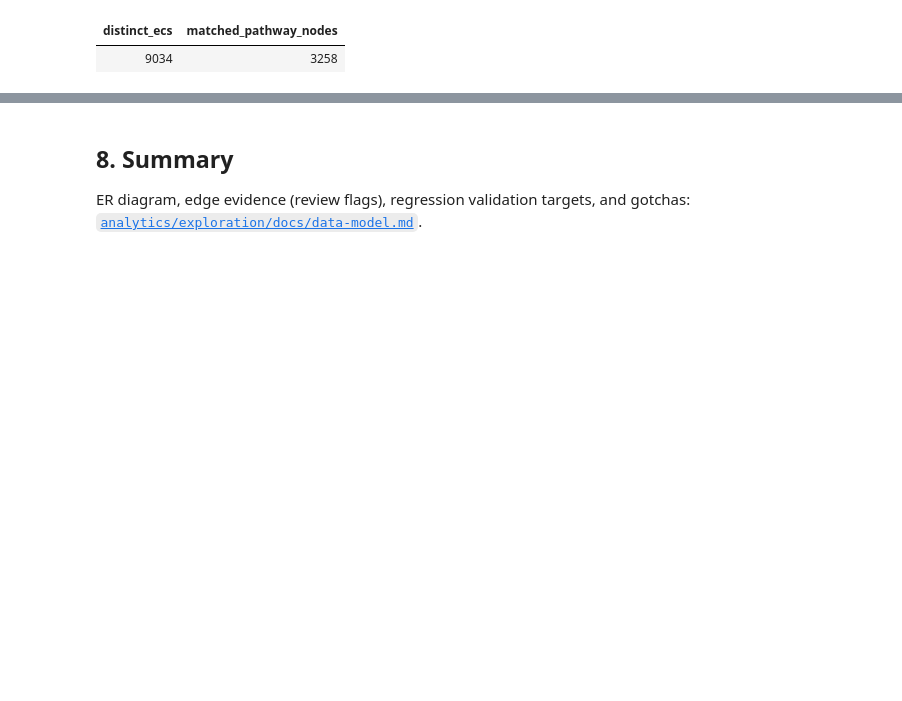
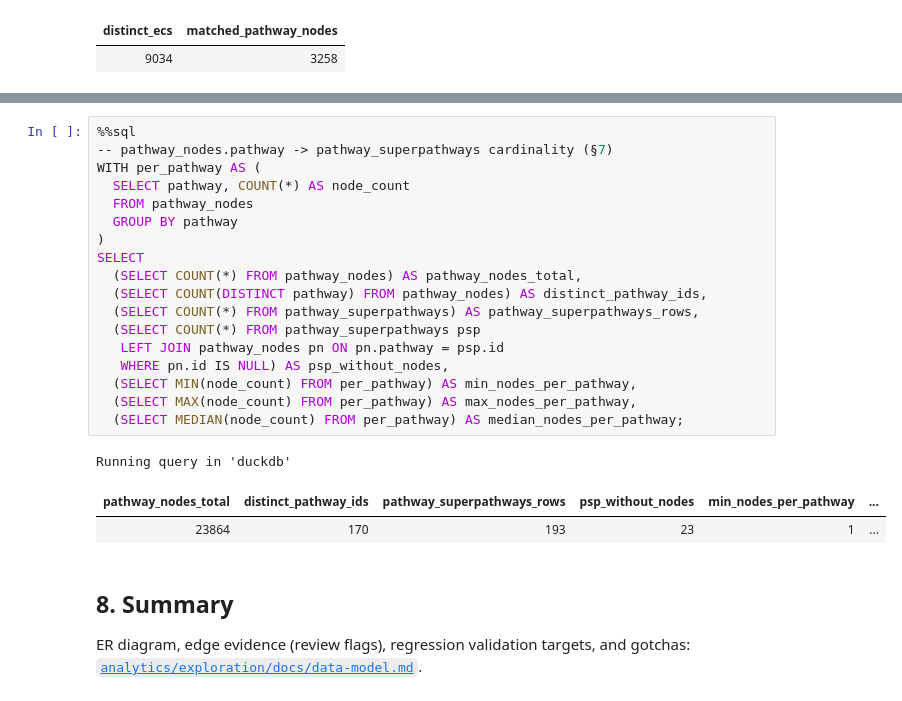
Before and after one commit to ParkinsonLab/metapro-data-vis, a Jupyter notebook: analytics/exploration/notebooks/exploratory_analysis.ipynb, the cells around one changed output, grey strips where cells are left out. Cells and saved outputs as stored; diff of their text form; blank space fills up the shorter version.

```diff
--- a/analytics/exploration/notebooks/exploratory_analysis.ipynb
+++ b/analytics/exploration/notebooks/exploratory_analysis.ipynb
@@ -631,3 +661,25 @@ Running query in 'duckdb'
+# %%
+%%sql
+-- pathway_nodes.pathway -> pathway_superpathways cardinality (§7)
+WITH per_pathway AS (
+  SELECT pathway, COUNT(*) AS node_count
+  FROM pathway_nodes
+  GROUP BY pathway
+)
+SELECT
+  (SELECT COUNT(*) FROM pathway_nodes) AS pathway_nodes_total,
+  (SELECT COUNT(DISTINCT pathway) FROM pathway_nodes) AS distinct_pathway_ids,
+  (SELECT COUNT(*) FROM pathway_superpathways) AS pathway_superpathways_rows,
+  (SELECT COUNT(*) FROM pathway_superpathways psp
+   LEFT JOIN pathway_nodes pn ON pn.pathway = psp.id
+   WHERE pn.id IS NULL) AS psp_without_nodes,
+  (SELECT MIN(node_count) FROM per_pathway) AS min_nodes_per_pathway,
+  (SELECT MAX(node_count) FROM per_pathway) AS max_nodes_per_pathway,
+  (SELECT MEDIAN(node_count) FROM per_pathway) AS median_nodes_per_pathway;
+# %% [output]
+Running query in 'duckdb'
+| pathway_nodes_total | distinct_pathway_ids | pathway_superpathways_rows | psp_without_nodes | min_nodes_per_pathway | ... |
+| 23864 | 170 | 193 | 23 | 1 | ... |
 # %% [markdown]
 ## 8. Summary
 
```
Also changed, not shown: parts of 5 cells of this notebook, 1 other file.
